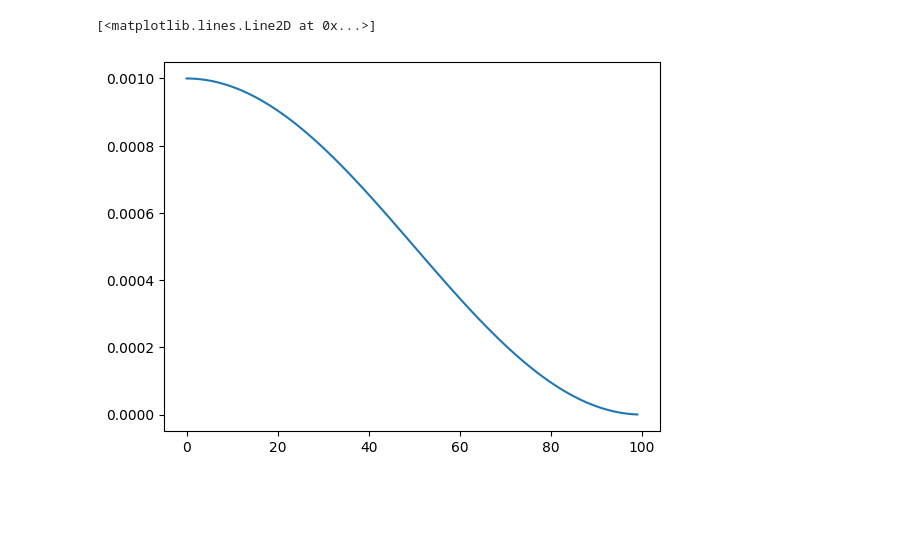
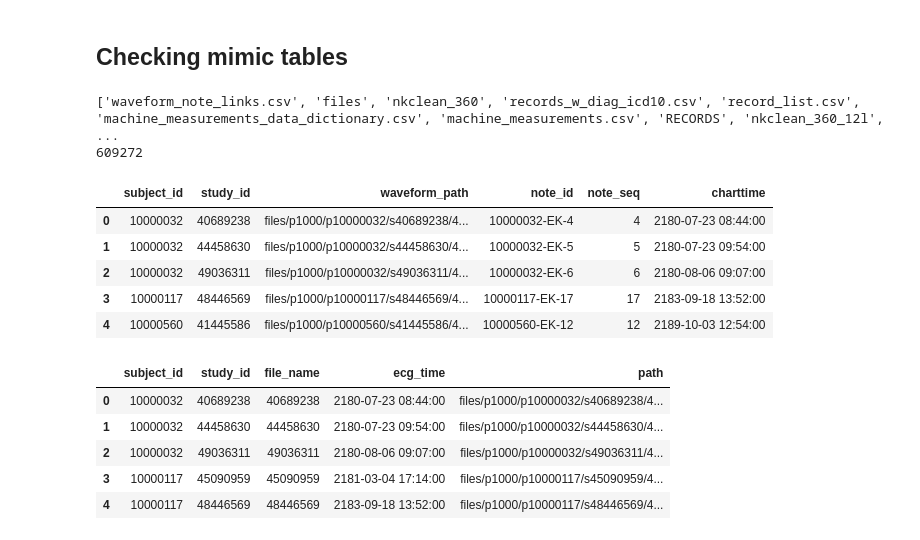
Before and after one commit to luna97/MIT-BIH_ecg_arrhytmia, a Jupyter notebook: preprocess_dataset.ipynb, the cells around one changed output. Drawn from its saved outputs; the diff is of its cells as text; code cells hidden in the pictures; blank space fills up the shorter version.

```diff
--- a/preprocess_dataset.ipynb
+++ b/preprocess_dataset.ipynb
@@ -668,19 +1,33 @@ array([<Axes: >, <Axes: >, <Axes: >], dtype=object)
-# %%
-# simulate lr cosine alnnealing
-import torch
-import torch.optim as optim
-import matplotlib.pyplot as plt
-
-optimizer = torch.optim.Adam([torch.tensor([1.0])])
-scheduler = optim.lr_scheduler.CosineAnnealingLR(optimizer, T_max=100)  # T_max is the number of iterations for the first half of the cycle
-
-lrs = []
-for i in range(100):
-    optimizer.step()
-    lrs.append(optimizer.param_groups[0]['lr'])
-    scheduler.step()
-
-plt.plot(lrs)
-# %% [output]
-[<matplotlib.lines.Line2D at 0x...>]
-[figure, removed]
+# %% [markdown]
+## Checking mimic tables
+# %%
+import wfdb
+import os
+import pandas as pd
+
+data_folder = '/media/Volume/data/MIMIC_IV'
+# list files in the folder
+print(os.listdir(data_folder))
+
+waveform_note_links = pd.read_csv(os.path.join(data_folder, 'waveform_note_links.csv'))
+print(len(waveform_note_links))
+waveform_note_links.head()
+# %% [output]
+['waveform_note_links.csv', 'files', 'nkclean_360', 'records_w_diag_icd10.csv', 'record_list.csv', 'machine_measurements_data_dictionary.csv', 'machine_measurements.csv', 'RECORDS', 'nkclean_360_12l', ...
+609272
+|  | subject_id | study_id | waveform_path | note_id | note_seq | charttime |
+| 0 | 10000032 | 40689238 | files/p1000/p10000032/s40689238/4... | 10000032-EK-4 | 4 | 2180-07-23 08:44:00 |
+| 1 | 10000032 | 44458630 | files/p1000/p10000032/s44458630/4... | 10000032-EK-5 | 5 | 2180-07-23 09:54:00 |
+| 2 | 10000032 | 49036311 | files/p1000/p10000032/s49036311/4... | 10000032-EK-6 | 6 | 2180-08-06 09:07:00 |
+| 3 | 10000117 | 48446569 | files/p1000/p10000117/s48446569/4... | 10000117-EK-17 | 17 | 2183-09-18 13:52:00 |
+| 4 | 10000560 | 41445586 | files/p1000/p10000560/s41445586/4... | 10000560-EK-12 | 12 | 2189-10-03 12:54:00 |
+# %%
+record_list = pd.read_csv(os.path.join(data_folder, 'record_list.csv'))
+record_list.head()
+# %% [output]
+|  | subject_id | study_id | file_name | ecg_time | path |
+| 0 | 10000032 | 40689238 | 40689238 | 2180-07-23 08:44:00 | files/p1000/p10000032/s40689238/4... |
+| 1 | 10000032 | 44458630 | 44458630 | 2180-07-23 09:54:00 | files/p1000/p10000032/s44458630/4... |
+| 2 | 10000032 | 49036311 | 49036311 | 2180-08-06 09:07:00 | files/p1000/p10000032/s49036311/4... |
+| 3 | 10000117 | 45090959 | 45090959 | 2181-03-04 17:14:00 | files/p1000/p10000117/s45090959/4... |
+| 4 | 10000117 | 48446569 | 48446569 | 2183-09-18 13:52:00 | files/p1000/p10000117/s48446569/4... |
```
Also changed, not shown: parts of 25 cells of this notebook, 17 other files.
